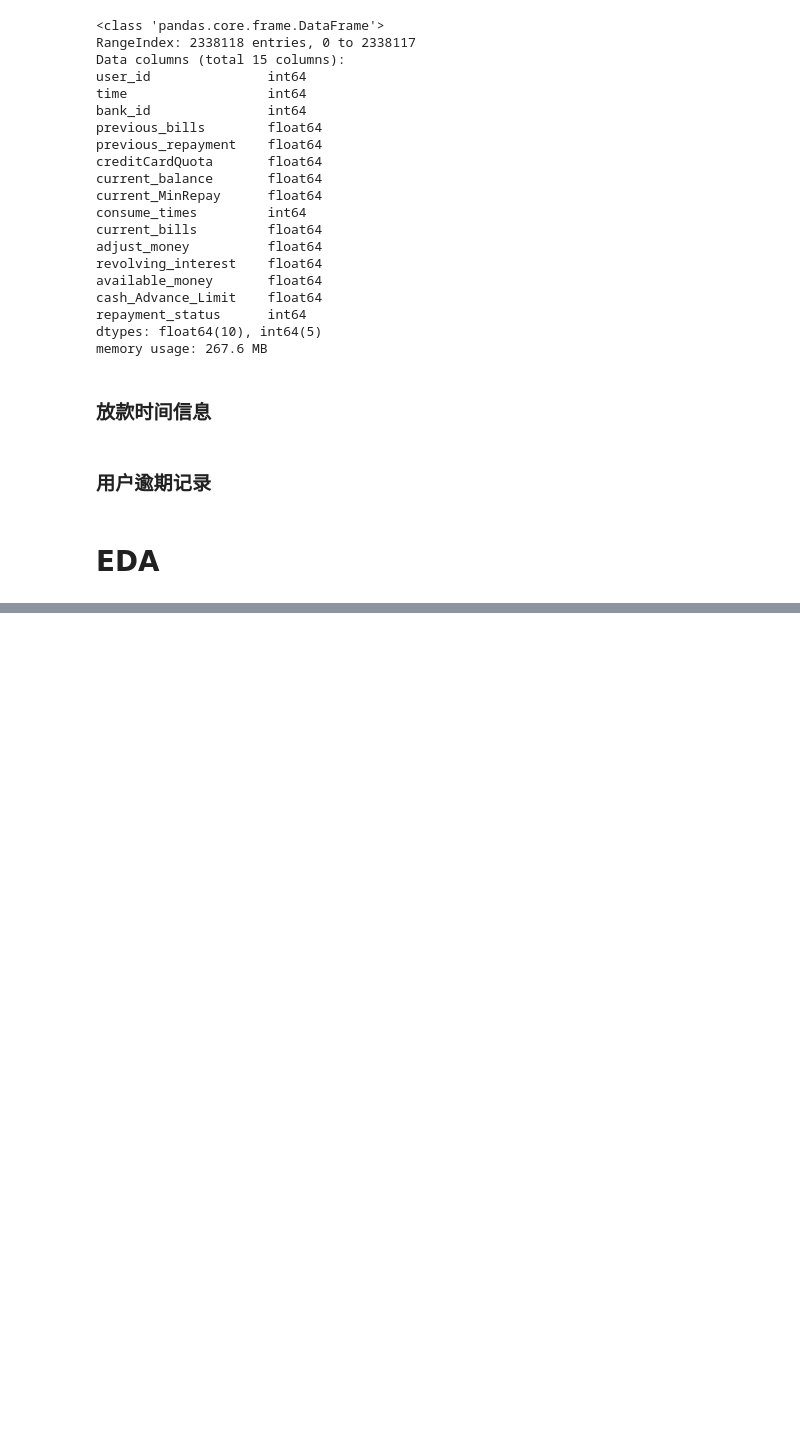
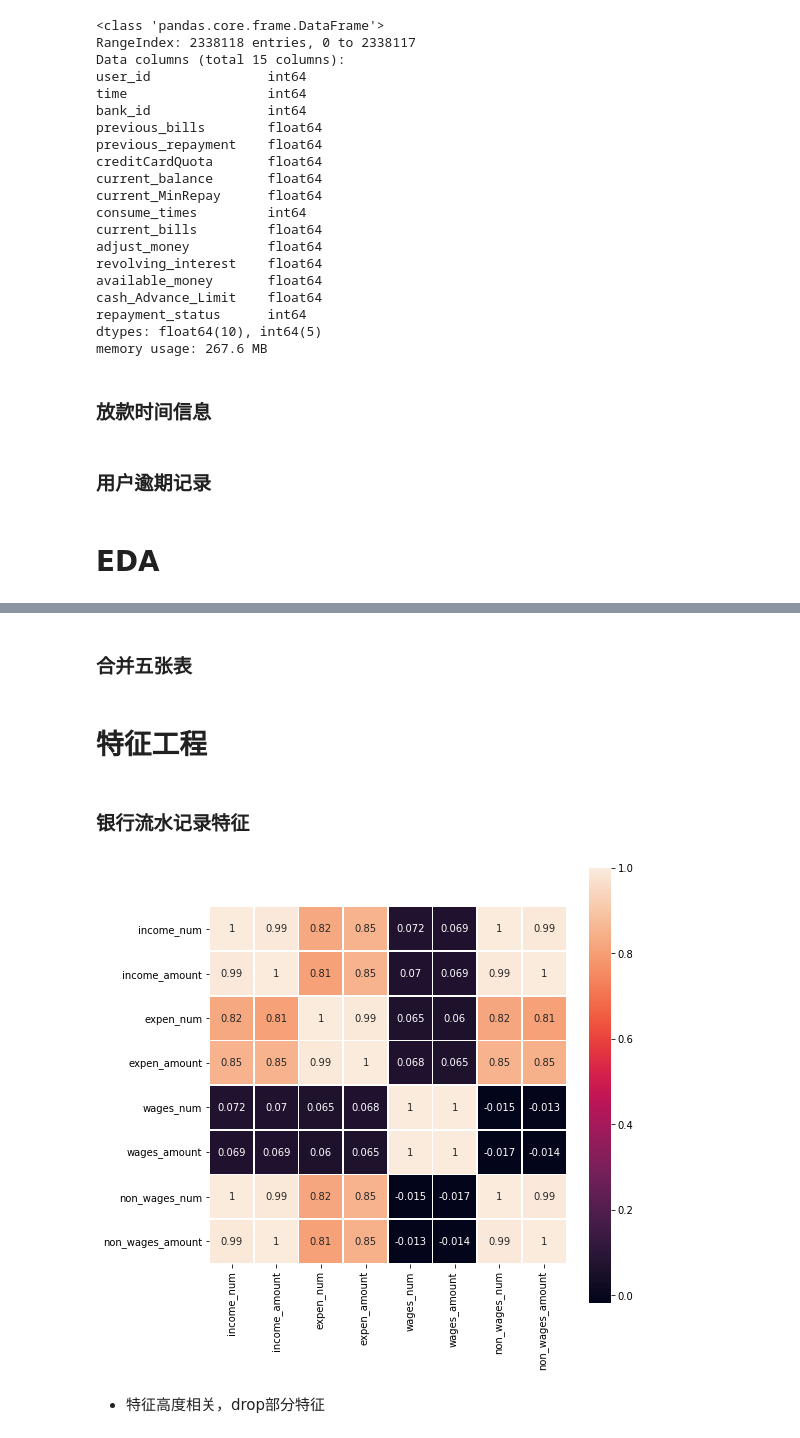
Before and after one commit to qmylzx/UserLoan, a Jupyter notebook: algorithm/src/EDA.ipynb, the cells around one changed output, grey strips where cells are left out. Cells and saved outputs as stored; diff of their text form; code cells hidden in the pictures; blank space fills up the shorter version.

```diff
--- a/algorithm/src/EDA.ipynb
+++ b/algorithm/src/EDA.ipynb
@@ -143,0 +192,13 @@ unique_id = temp.drop_duplicates(subset=['user_id'], keep='first')[['user_id']]
+# %%
+total_expen = pd.merge(left=nunique_id, right=total_expen, how='left', on='user_id')
+total_expen = total_expen.fillna(0)
+# %%
+wage_income = pd.merge(left=nunique_id, right=wage_income, how='left', on='user_id')
+wage_income = wage_income.fillna(0)
+# %%
+non_wage_income = pd.merge(left=nunique_id, right=non_wage_income, how='left', on='user_id')
+non_wage_income = non_wage_income.fillna(0)
+# %%
+bank_train = total_income.merge(total_expen)
+bank_train = bank_train.merge(wage_income)
+bank_train = bank_train.merge(non_wage_income)
@@ -143,0 +270,2 @@ unique_id = temp.drop_duplicates(subset=['user_id'], keep='first')[['user_id']]
+# %% [markdown]
+### 合并五张表
@@ -143,0 +277,13 @@ unique_id = temp.drop_duplicates(subset=['user_id'], keep='first')[['user_id']]
+# %% [markdown]
+# 特征工程
+# %% [markdown]
+### 银行流水记录特征
+# %%
+bank_train_corr = bank_train.drop('user_id', axis=1).corr()
+plt.subplots(figsize=(8, 8))
+sns.heatmap(bank_train_corr, square=True, annot=True, linewidths=0.5)
+plt.show()
+# %% [output]
+[figure, added]
+# %% [markdown]
+- 特征高度相关，drop部分特征
```
Also changed, not shown: parts of 53 cells of this notebook, 1 other file.
